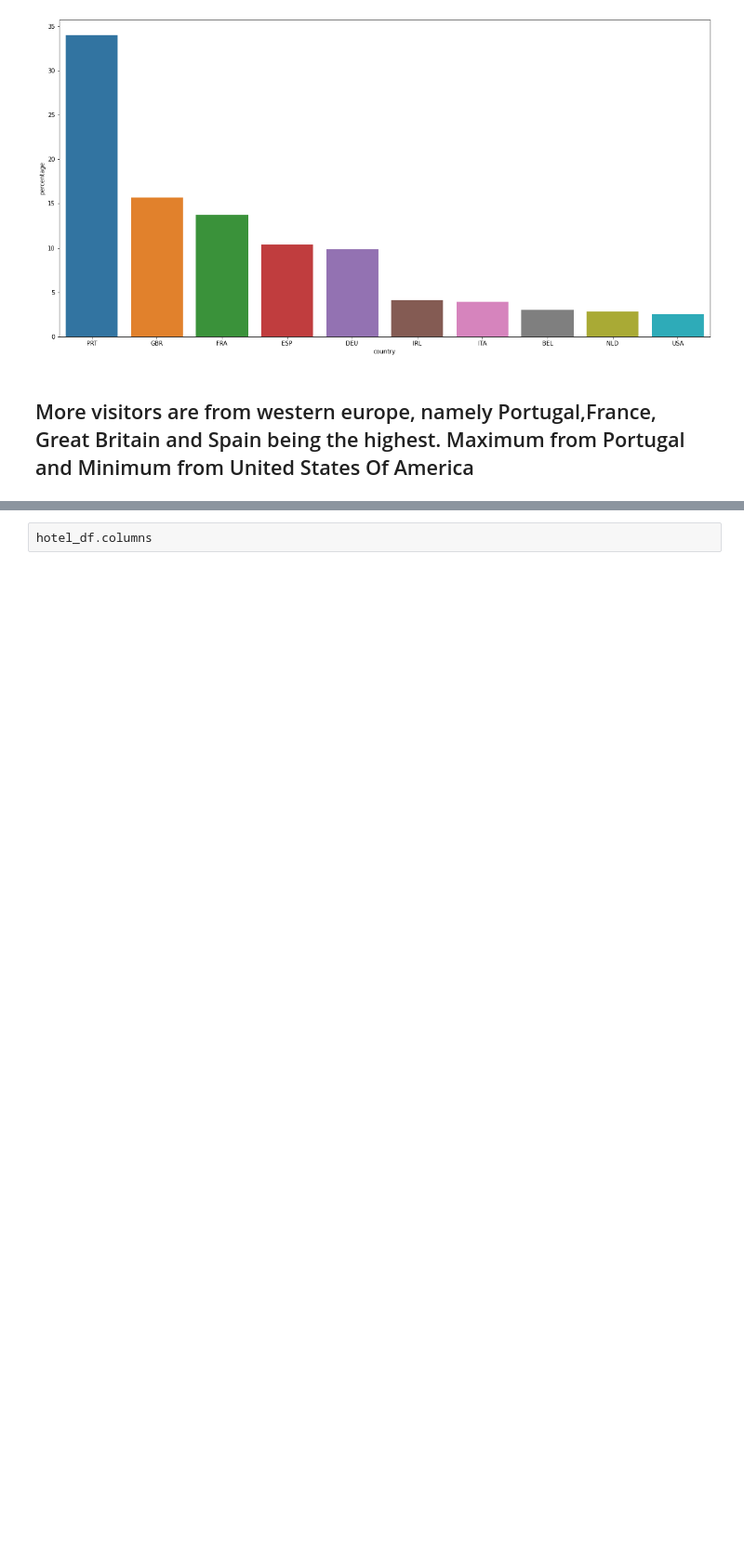
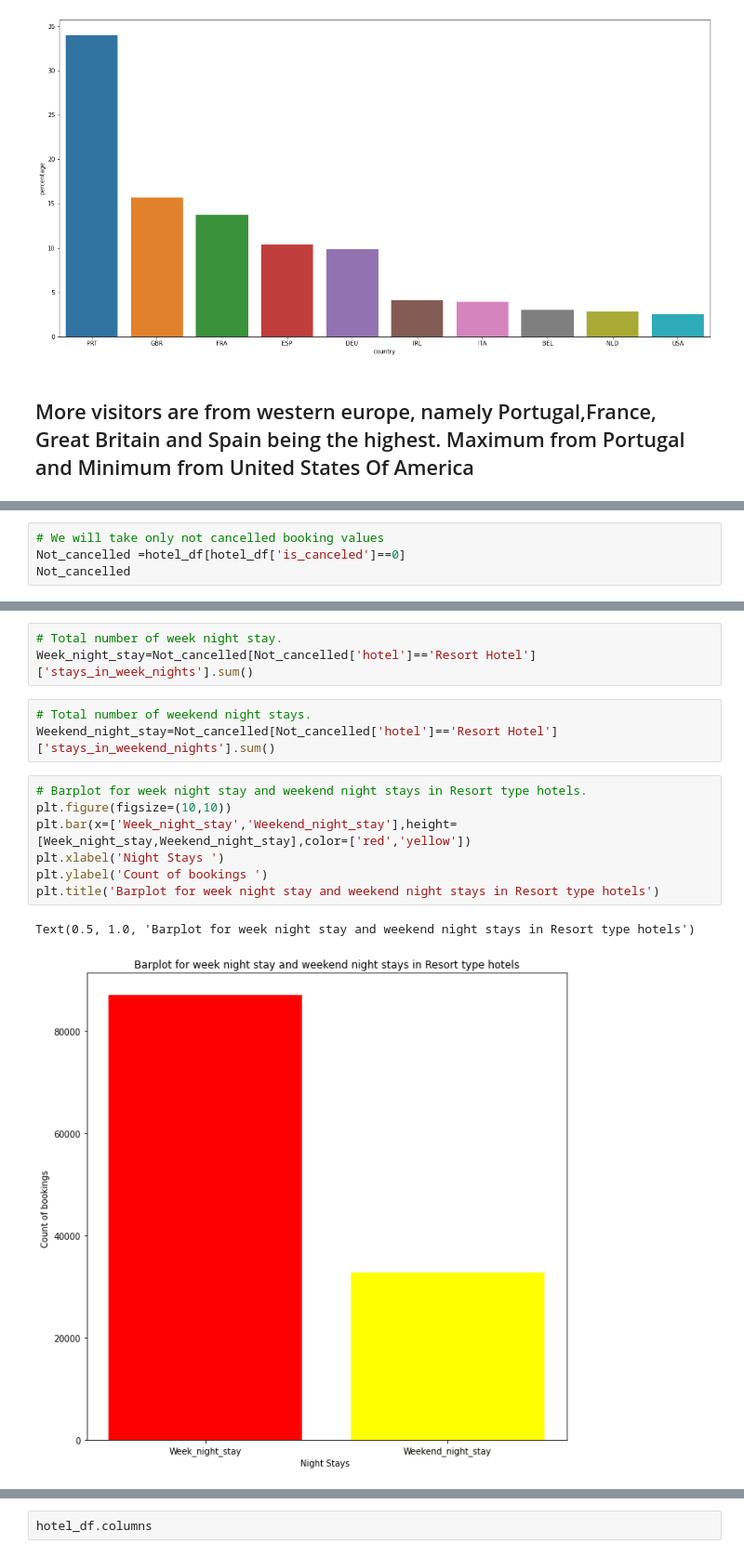
Before and after one commit to Shubhampanaskar/Hotel-Booking-Analysis-Capstone, a Jupyter notebook: Copy_of_Hotel_Booking_Analysis_BY_SHUBHAM_PANASKAR_Capstone_Project.ipynb, the cells around one changed output, grey strips where cells are left out. Shown: that part at 93% size. Saved outputs shown, nothing was run; the diff lists cells and outputs as text; blank space fills up the shorter version.

```diff
--- a/Copy_of_Hotel_Booking_Analysis_BY_SHUBHAM_PANASKAR_Capstone_Project.ipynb
+++ b/Copy_of_Hotel_Booking_Analysis_BY_SHUBHAM_PANASKAR_Capstone_Project.ipynb
@@ -404,0 +422,4 @@ Bar_plot=sns.barplot(x='country',y='percentage',data=Top_10_countries)
+# %%
+# We will take only not cancelled booking values
+Not_cancelled =hotel_df[hotel_df['is_canceled']==0]
+Not_cancelled
@@ -404,0 +440,16 @@ Bar_plot=sns.barplot(x='country',y='percentage',data=Top_10_countries)
+# %%
+# Total number of week night stay.
+Week_night_stay=Not_cancelled[Not_cancelled['hotel']=='Resort Hotel']['stays_in_week_nights'].sum()
+# %%
+# Total number of weekend night stays.
+Weekend_night_stay=Not_cancelled[Not_cancelled['hotel']=='Resort Hotel']['stays_in_weekend_nights'].sum()
+# %%
+# Barplot for week night stay and weekend night stays in Resort type hotels.
+plt.figure(figsize=(10,10))
+plt.bar(x=['Week_night_stay','Weekend_night_stay'],height=[Week_night_stay,Weekend_night_stay],color=['red','yellow'])
+plt.xlabel('Night Stays ')
+plt.ylabel('Count of bookings ')
+plt.title('Barplot for week night stay and weekend night stays in Resort type hotels')
+# %% [output]
+Text(0.5, 1.0, 'Barplot for week night stay and weekend night stays in Resort type hotels')
+[figure, added]
```
Also changed, not shown: parts of 7 cells of this notebook.
